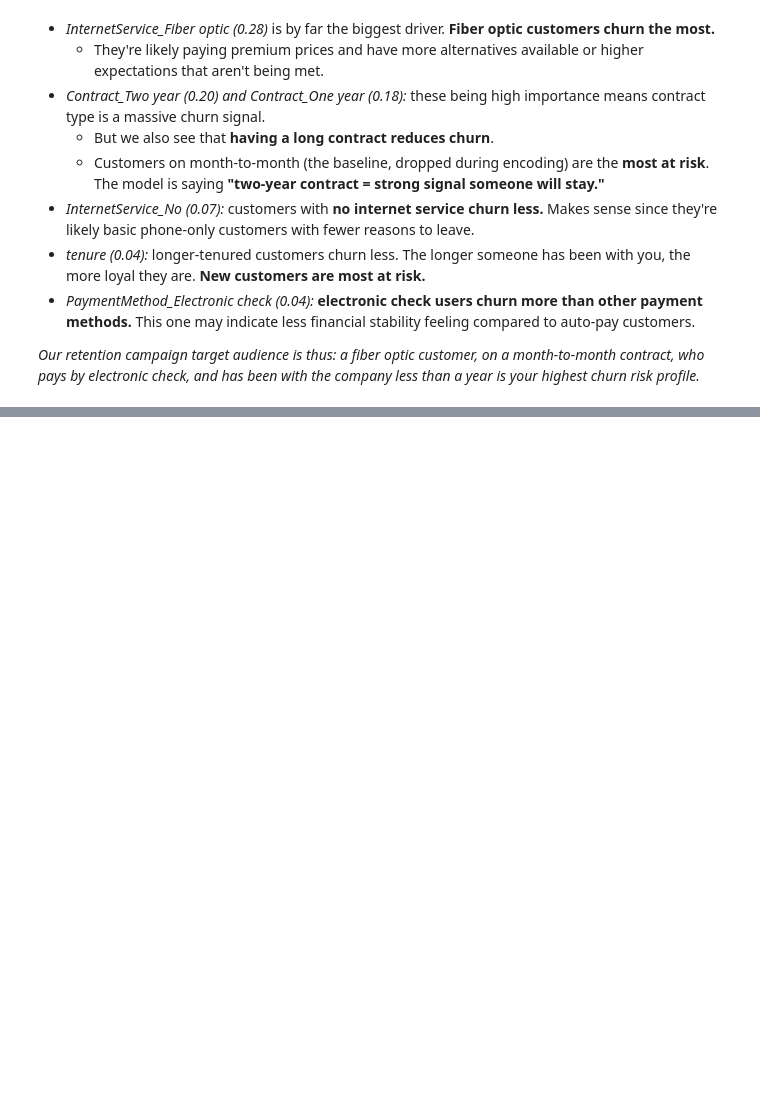
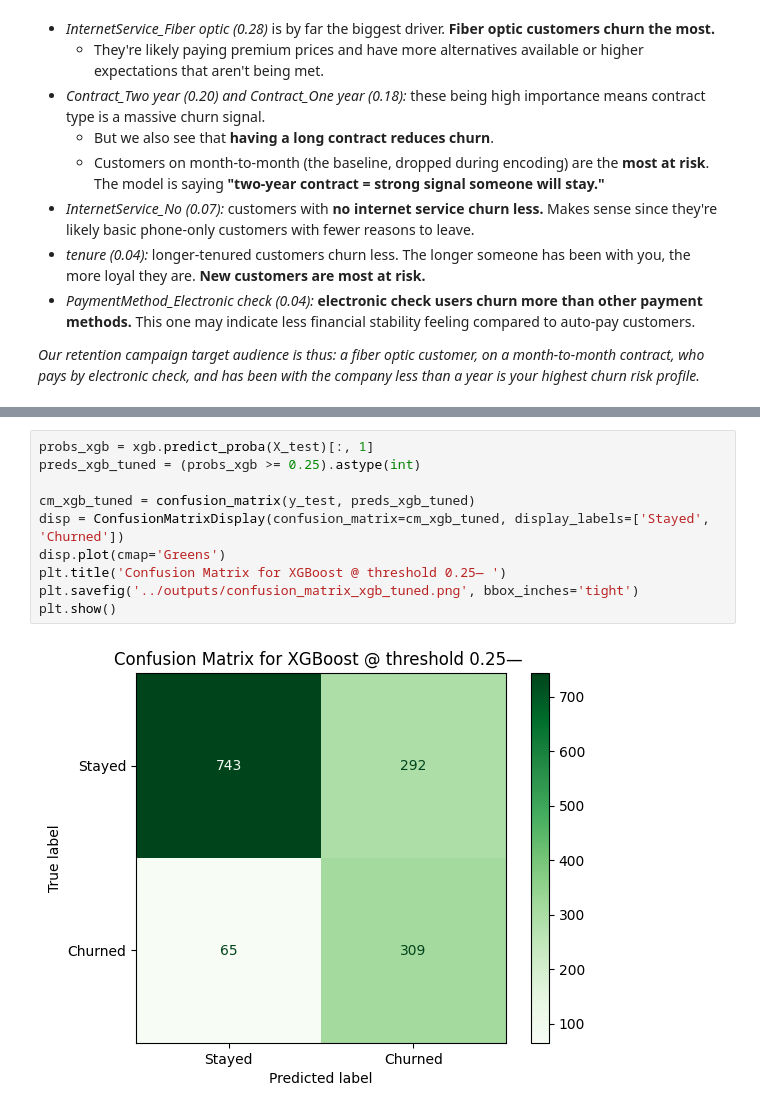
Before and after one commit to marzafiee/churn-risk-analyzer, a Jupyter notebook: notebooks/modelling.ipynb, the cells around one changed output, grey strips where cells are left out. Drawn from its saved outputs; the diff is of its cells as text; blank space fills up the shorter version.

Commit message:
feat: threshold tuning + select XGBoost at 0.25 as final model | recall improved from 0.524 to 0.826, missed churners reduced from 199 to 65

```diff
--- a/notebooks/modelling.ipynb
+++ b/notebooks/modelling.ipynb
@@ -379,0 +578,12 @@ plt.show()
+# %%
+probs_xgb = xgb.predict_proba(X_test)[:, 1]
+preds_xgb_tuned = (probs_xgb >= 0.25).astype(int)
+
+cm_xgb_tuned = confusion_matrix(y_test, preds_xgb_tuned)
+disp = ConfusionMatrixDisplay(confusion_matrix=cm_xgb_tuned, display_labels=['Stayed', 'Churned'])
+disp.plot(cmap='Greens')
+plt.title('Confusion Matrix for XGBoost @ threshold 0.25— ')
+plt.savefig('../outputs/confusion_matrix_xgb_tuned.png', bbox_inches='tight')
+plt.show()
+# %% [output]
+[figure, added]
```
Also changed, not shown: parts of 24 cells of this notebook.
